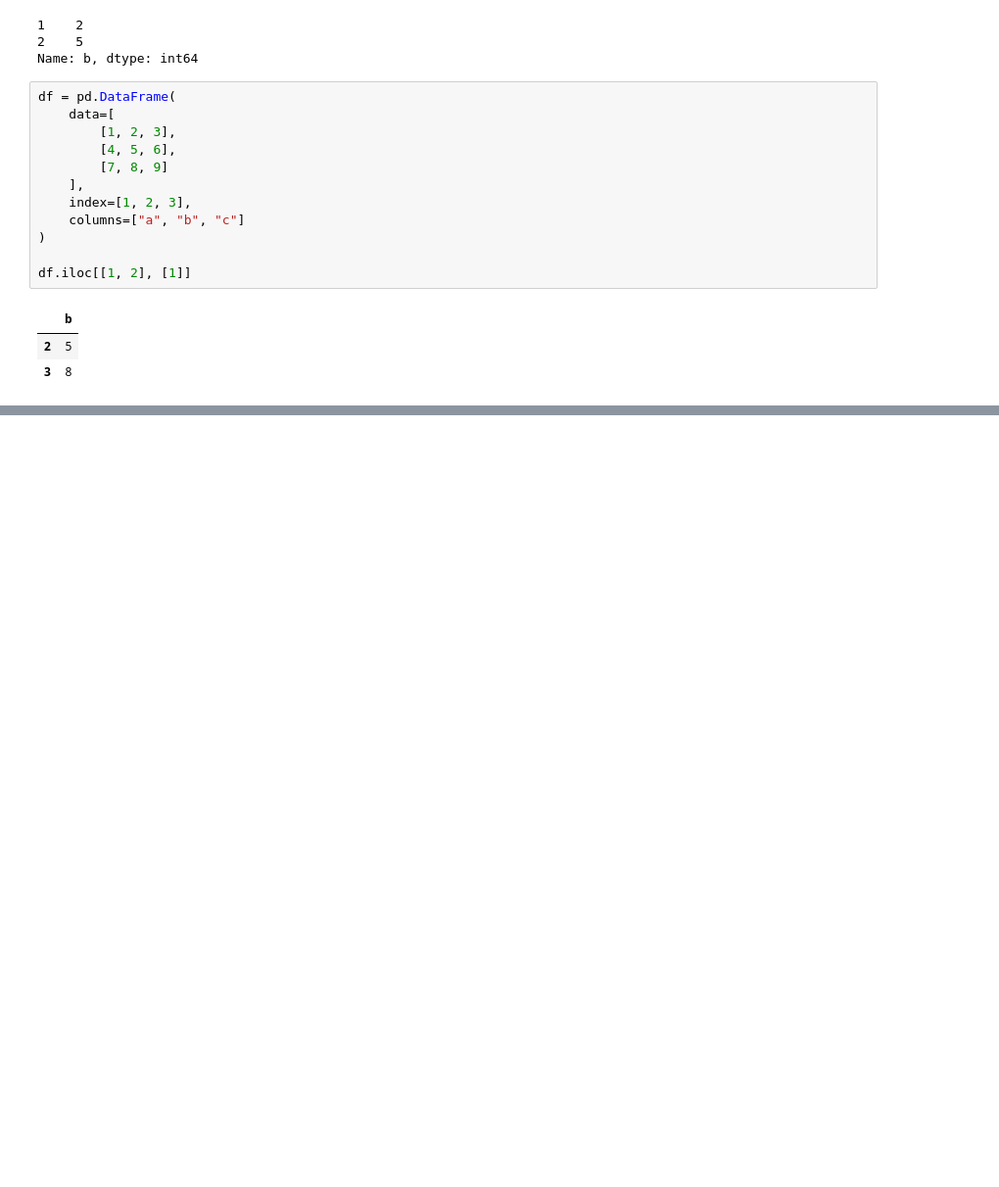
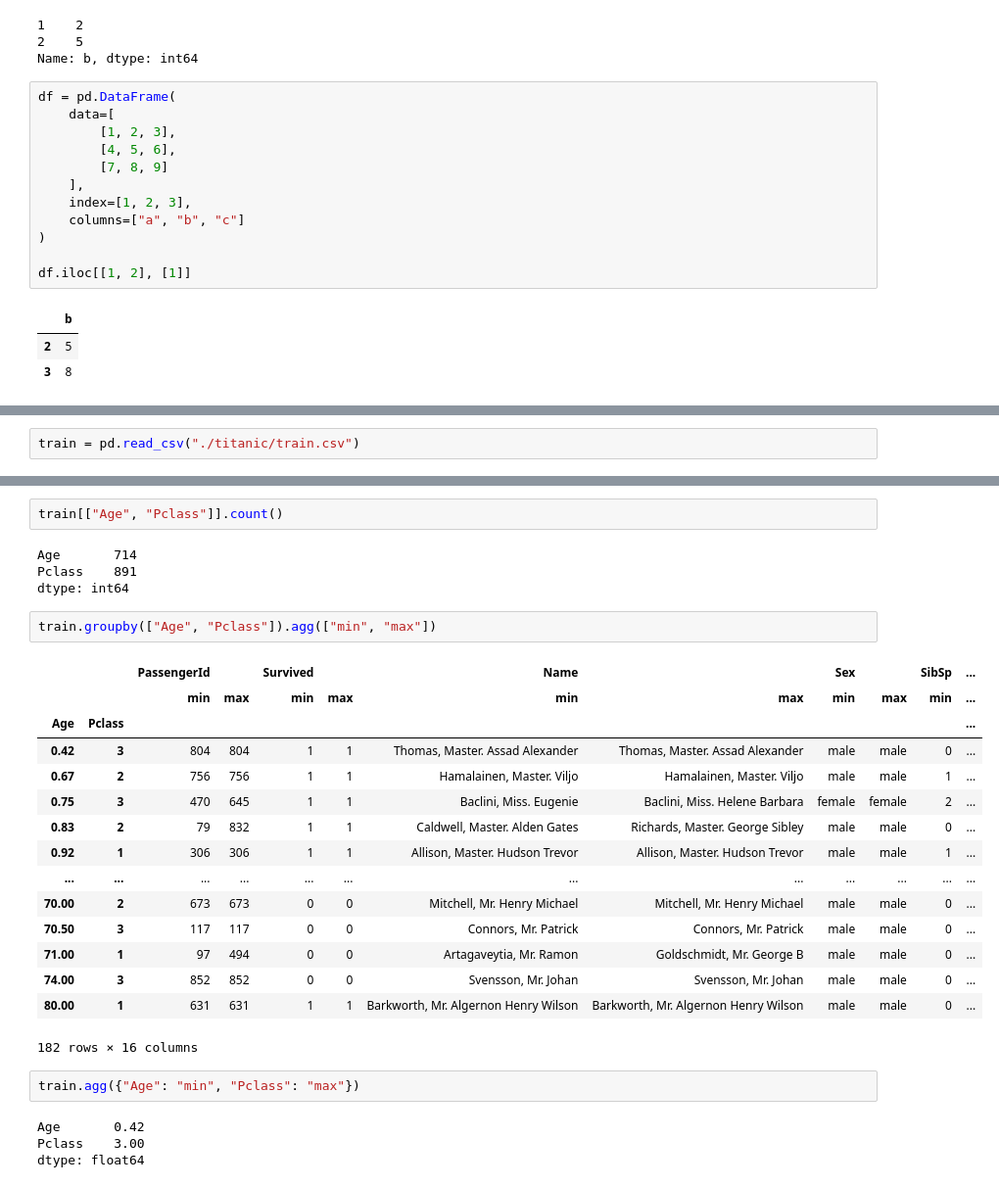
Before and after one commit to skyepodium/machine_learning, a Jupyter notebook: playground/Untitled2.ipynb, the cells around one changed output, grey strips where cells are left out. Shown at 98% size. Cells and saved outputs as stored; diff of their text form; blank space fills up the shorter version.

Commit message:
pandas 1) sort_values(), 2) aggregation, 3) groupby()

```diff
--- a/playground/Untitled2.ipynb
+++ b/playground/Untitled2.ipynb
@@ -153,0 +155,2 @@ Name: b, dtype: int64
+# %%
+train = pd.read_csv("./titanic/train.csv")
@@ -153,0 +234,30 @@ Name: b, dtype: int64
+# %%
+train[["Age", "Pclass"]].count()
+# %% [output]
+Age       714
+Pclass    891
+dtype: int64
+# %%
+train.groupby(["Age", "Pclass"]).agg(["min", "max"])
+# %% [output]
+|  |  | PassengerId |  | Survived |  | Name |  | Sex |  | SibSp | ... |
+|  |  | min | max | min | max | min | max | min | max | min | ... |
+| Age | Pclass |  |  |  |  |  |  |  |  |  | ... |
+| 0.42 | 3 | 804 | 804 | 1 | 1 | Thomas, Master. Assad Alexander | Thomas, Master. Assad Alexander | male | male | 0 | ... |
+| 0.67 | 2 | 756 | 756 | 1 | 1 | Hamalainen, Master. Viljo | Hamalainen, Master. Viljo | male | male | 1 | ... |
+| 0.75 | 3 | 470 | 645 | 1 | 1 | Baclini, Miss. Eugenie | Baclini, Miss. Helene Barbara | female | female | 2 | ... |
+| 0.83 | 2 | 79 | 832 | 1 | 1 | Caldwell, Master. Alden Gates | Richards, Master. George Sibley | male | male | 0 | ... |
+| 0.92 | 1 | 306 | 306 | 1 | 1 | Allison, Master. Hudson Trevor | Allison, Master. Hudson Trevor | male | male | 1 | ... |
+| ... | ... | ... | ... | ... | ... | ... | ... | ... | ... | ... | ... |
+| 70.00 | 2 | 673 | 673 | 0 | 0 | Mitchell, Mr. Henry Michael | Mitchell, Mr. Henry Michael | male | male | 0 | ... |
+| 70.50 | 3 | 117 | 117 | 0 | 0 | Connors, Mr. Patrick | Connors, Mr. Patrick | male | male | 0 | ... |
+| 71.00 | 1 | 97 | 494 | 0 | 0 | Artagaveytia, Mr. Ramon | Goldschmidt, Mr. George B | male | male | 0 | ... |
+| 74.00 | 3 | 852 | 852 | 0 | 0 | Svensson, Mr. Johan | Svensson, Mr. Johan | male | male | 0 | ... |
+| 80.00 | 1 | 631 | 631 | 1 | 1 | Barkworth, Mr. Algernon Henry Wilson | Barkworth, Mr. Algernon Henry Wilson | male | male | 0 | ... |
+182 rows × 16 columns
+# %%
+train.agg({"Age": "min", "Pclass": "max"})
+# %% [output]
+Age       0.42
+Pclass    3.00
+dtype: float64
```
Also changed, not shown: parts of 8 cells of this notebook.
